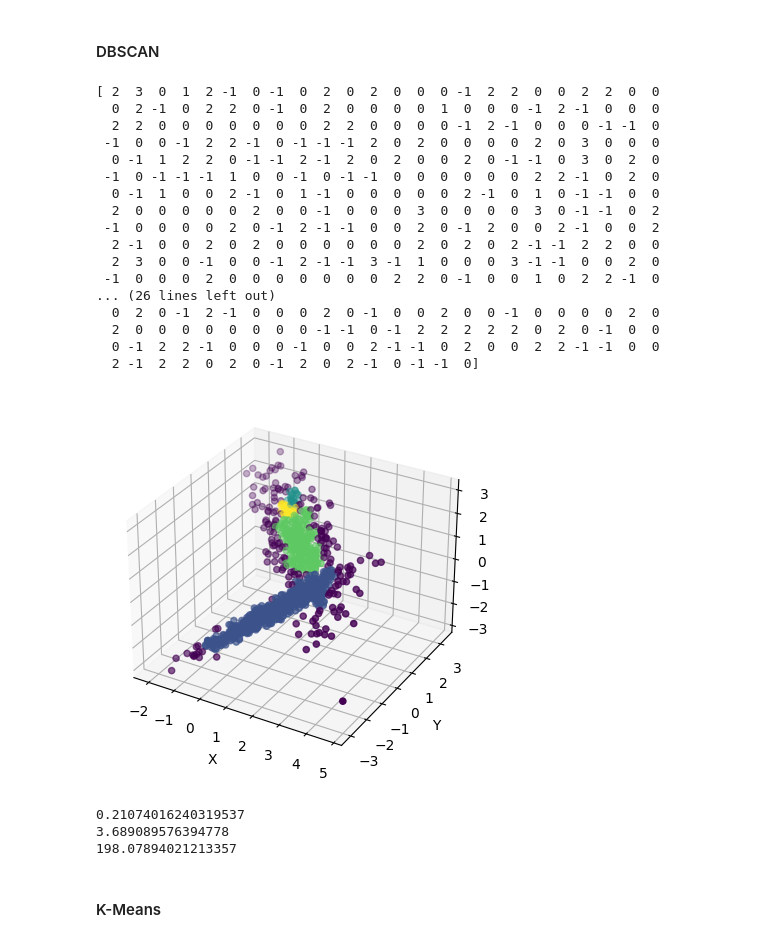
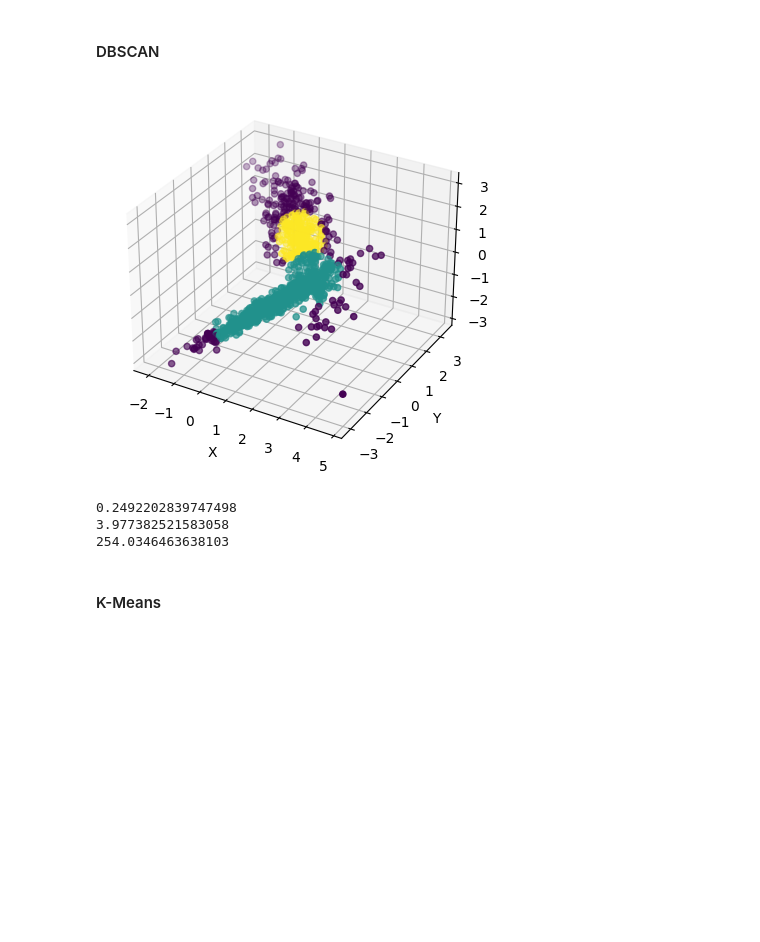
Before and after one commit to alvgonfri/clustering_algorithms, a Jupyter notebook: clustering_algorithms.ipynb, the cells around one changed output. Cells and saved outputs as stored; diff of their text form; code cells hidden in the pictures; blank space fills up the shorter version.

```diff
--- a/clustering_algorithms.ipynb
+++ b/clustering_algorithms.ipynb
@@ -329,42 +329,25 @@ print(get_quality_metric(X, labels, 'calinski_harabasz'))
 # %%
 # dbscan
 
 #labels = clustering(X, 'dbscan', {'eps': 0.15, 'min_samples': 10})
-labels = clustering(X, 'dbscan', {'eps': 0.2, 'min_samples': 10})
+#labels = clustering(X, 'dbscan', {'eps': 0.2, 'min_samples': 10})
 #labels = clustering(X, 'dbscan', {'eps': 0.2, 'min_samples': 20}) # variamos el número minimo de puntos para que sea considerado un cluster
 #labels = clustering(X, 'dbscan', {'eps': 0.25, 'min_samples': 20})
-#labels = clustering(X, 'dbscan', {'eps': 0.6, 'min_samples': 100})
+labels = clustering(X, 'dbscan', {'eps': 0.6, 'min_samples': 100})
 #print(labels)
 visualize_labelled_dataset(X, labels)
 
 # Silhouette score
 print(get_quality_metric(X, labels, 'silhouette'))
 # Davies-Bouldin score
 print(get_quality_metric(X, labels, 'davies_bouldin'))
 # Calinski-Harabasz score
 print(get_quality_metric(X, labels, 'calinski_harabasz'))
 # %% [output]
+[figure, new version]
-[ 2  3  0  1  2 -1  0 -1  0  2  0  2  0  0  0 -1  2  2  0  0  2  2  0  0
-  0  2 -1  0  2  2  0 -1  0  2  0  0  0  0  1  0  0  0 -1  2 -1  0  0  0
-  2  2  0  0  0  0  0  0  0  2  2  0  0  0  0 -1  2 -1  0  0  0 -1 -1  0
- -1  0  0 -1  2  2 -1  0 -1 -1 -1  2  0  2  0  0  0  0  2  0  3  0  0  0
-  0 -1  1  2  2  0 -1 -1  2 -1  2  0  2  0  0  2  0 -1 -1  0  3  0  2  0
- -1  0 -1 -1 -1  1  0  0 -1  0 -1 -1  0  0  0  0  0  0  2  2 -1  0  2  0
-  0 -1  1  0  0  2 -1  0  1 -1  0  0  0  0  0  2 -1  0  1  0 -1 -1  0  0
-  2  0  0  0  0  0  2  0  0 -1  0  0  0  3  0  0  0  0  3  0 -1 -1  0  2
- -1  0  0  0  0  2  0 -1  2 -1 -1  0  0  2  0 -1  2  0  0  2 -1  0  0  2
-  2 -1  0  0  2  0  2  0  0  0  0  0  0  2  0  2  0  2 -1 -1  2  2  0  0
-  2  3  0  0 -1  0  0 -1  2 -1 -1  3 -1  1  0  0  0  3 -1 -1  0  0  2  0
- -1  0  0  0  2  0  0  0  0  0  0  0  2  2  0 -1  0  0  1  0  2  2 -1  0
-... (26 lines left out)
-  0  2  0 -1  2 -1  0  0  0  2  0 -1  0  0  2  0  0 -1  0  0  0  0  2  0
-  2  0  0  0  0  0  0  0  0 -1 -1  0 -1  2  2  2  2  2  0  2  0 -1  0  0
-  0 -1  2  2 -1  0  0  0 -1  0  0  2 -1 -1  0  2  0  0  2  2 -1 -1  0  0
-  2 -1  2  2  0  2  0 -1  2  0  2 -1  0 -1 -1  0]
+0.2492202839747498
+3.977382521583058
+254.0346463638103
-[figure, old version]
-0.21074016240319537
-3.689089576394778
-198.07894021213357
 # %% [markdown]
 #### K-Means
 # %%
```
Also changed, not shown: parts of 9 cells of this notebook.
